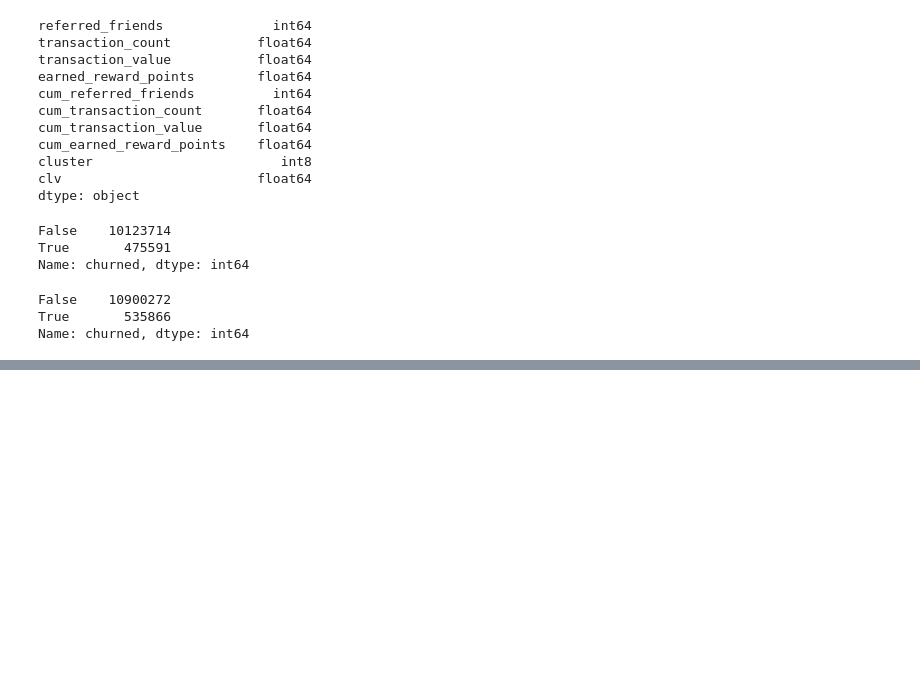
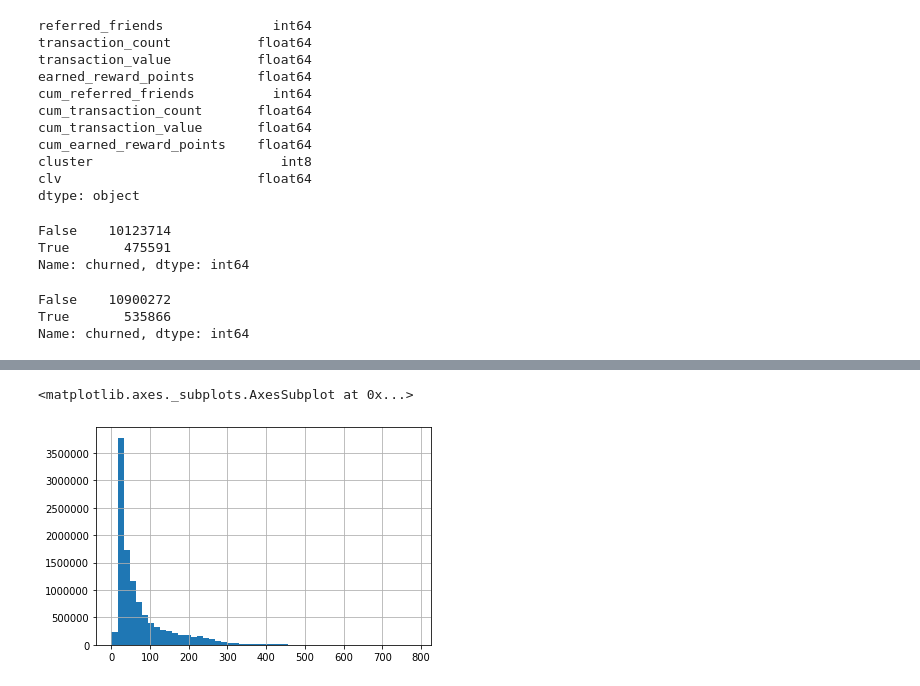
Before and after one commit to AntonOsika/BCGHack, a Jupyter notebook: train.ipynb, the cells around one changed output, grey strips where cells are left out. Drawn from its saved outputs; the diff is of its cells as text; code cells hidden in the pictures; blank space fills up the shorter version.

```diff
--- a/train.ipynb
+++ b/train.ipynb
@@ -203,0 +336,30 @@ Name: churned, dtype: int64
+# %%
+dfall['label'] = dfall.groupby('customer_id').churned.shift(-1)
+df_clean = dfall.dropna(axis=0, subset=['label'])
+train = (df_clean.customer_id % 10) < 8
+
+x_train = df_clean[train]
+x_test = df_clean[~train]
+
+y_train = df_clean[train]['label'].astype(bool)
+y_test = df_clean[~train]['label'].astype(bool)
+
+# create dataset for lightgbm
+lgb_train = lgb.Dataset(x_train[features], y_train)
+lgb_eval = lgb.Dataset(x_test[features], y_test, reference=lgb_train)
+
+# specify your configurations as a dict
+params = {
+    'boosting_type': 'gbdt',
+    'objective': 'binary',
+    'application': 'binary',
+    'verbose': 0
+}
+
+print('Starting training...')
+# train
+gbm = lgb.train(params,
+                lgb_train,
+                num_boost_round=20,
+                valid_sets=lgb_eval,
+                early_stopping_rounds=5)
@@ -203,0 +384,3 @@ Name: churned, dtype: int64
+# %%
+x_train['p'] = gbm.predict(x_train[features])
+x_test['p'] = gbm.predict(x_test[features])
@@ -203,0 +428,4 @@ Name: churned, dtype: int64
+# %%
+df_p = pd.concat([x_train, x_test])
+# %%
+df_p['value'] = df_p['p'] * df_p['clv']
@@ -203,0 +443,5 @@ Name: churned, dtype: int64
+# %%
+df_p.value.hist(bins=50)
+# %% [output]
+<matplotlib.axes._subplots.AxesSubplot at 0x...>
+[figure, added]
```
Also changed, not shown: parts of 64 cells of this notebook, 1 other file.
